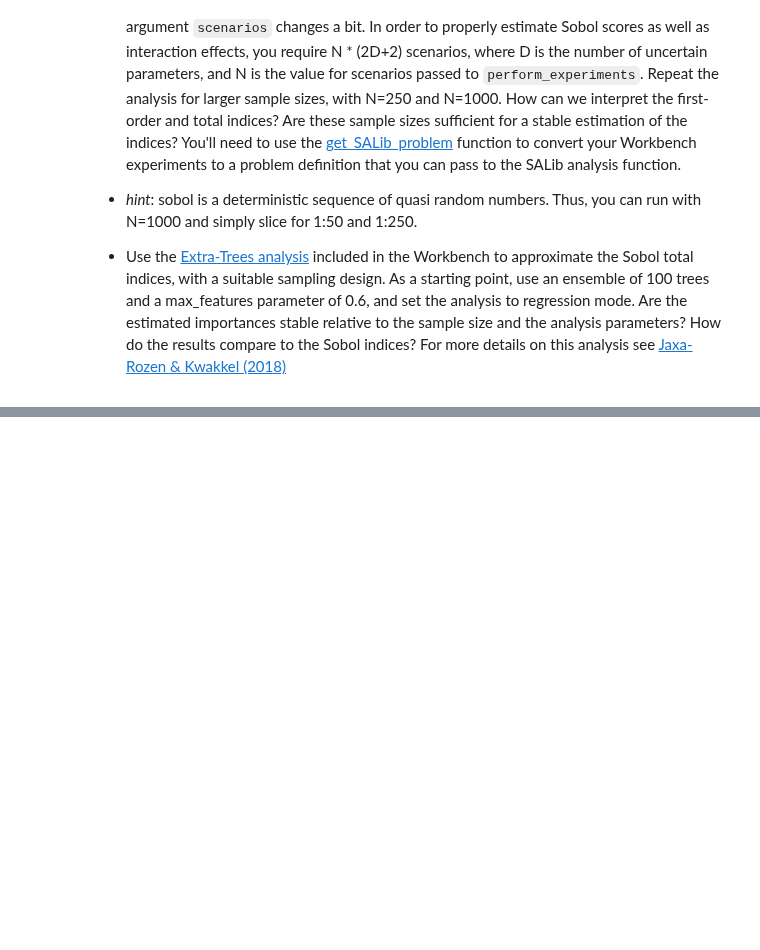
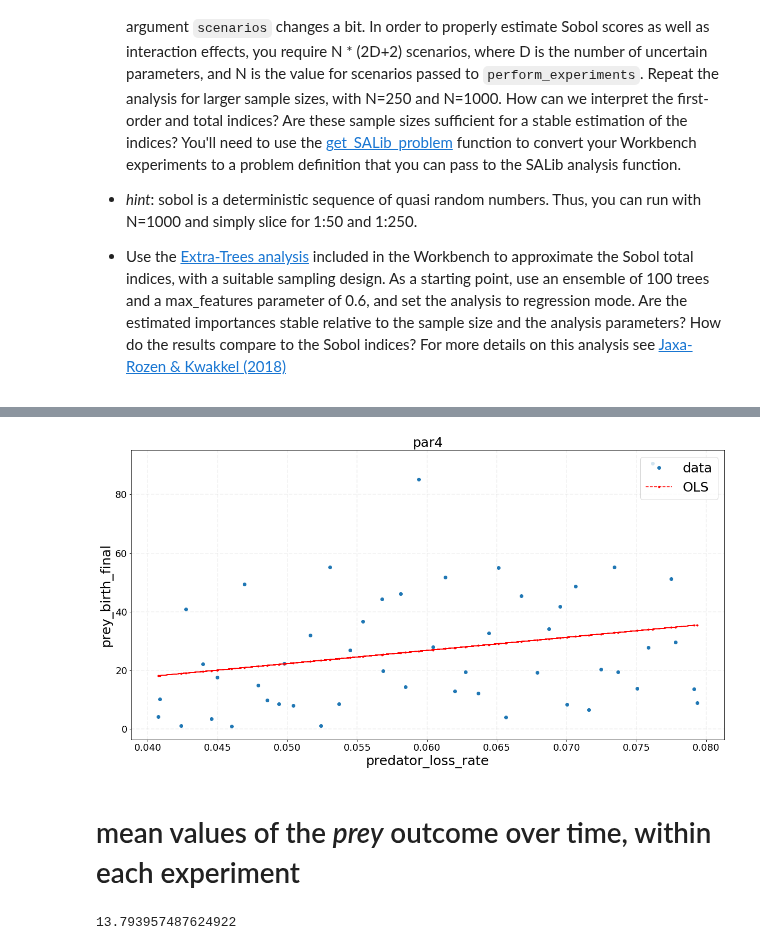
Before and after one commit to tamarvooijs/MBDM, a Jupyter notebook: Week 3-4 - vulnerability analysis/assignment 6 - sensitivity analysis.ipynb, the cells around one changed output, grey strips where cells are left out. Drawn from its saved outputs; the diff is of its cells as text; code cells hidden in the pictures; blank space fills up the shorter version.

```diff
--- a/Week 3-4 - vulnerability analysis/assignment 6 - sensitivity analysis.ipynb
+++ b/Week 3-4 - vulnerability analysis/assignment 6 - sensitivity analysis.ipynb
@@ -317,0 +120,4 @@ The ST measure is known as the Total-order-index, which includes the varinces be
+# %%
+predator_loss_rate=[]
+for i in range(len(experiments)):
+    predator_loss_rate.append(experiments.iloc[i,2])
@@ -317,0 +225,21 @@ The ST measure is known as the Total-order-index, which includes the varinces be
+# %%
+fig, ax = plt.subplots(1,1, figsize=(20,10))
+
+ax.plot(predator_loss_rate,lijsie_einde, 'o', label="data")
+ax.tick_params(labelsize=18)
+ax.plot(predator_loss_rate, results4.fittedvalues, 'r--.', label="OLS")
+ax.set_xlabel('predator_loss_rate',fontsize=25)
+ax.set_ylabel('prey_birth_final',fontsize=25)
+ax.set_title('par4',fontsize=25)
+ax.grid(True, lw=1.75, ls='--', alpha=0.15)
+
+ax.legend(fontsize=25,loc="upper right");
+# %% [output]
+[figure, added]
+# %% [markdown]
+# mean values of the _prey_ outcome over time, within each experiment
+# %%
+
+sum(outcomes['prey'][0])/len(outcomes['prey'][0])
+# %% [output]
+13.793957487624922
```
Also changed, not shown: parts of 38 cells of this notebook.
